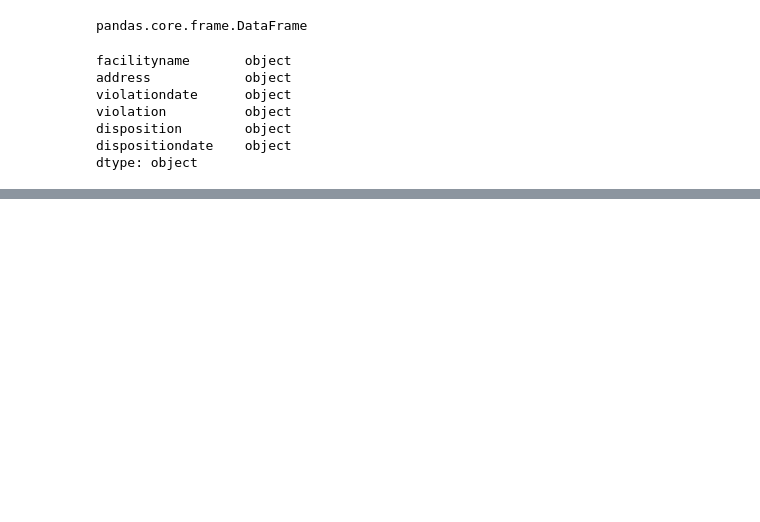
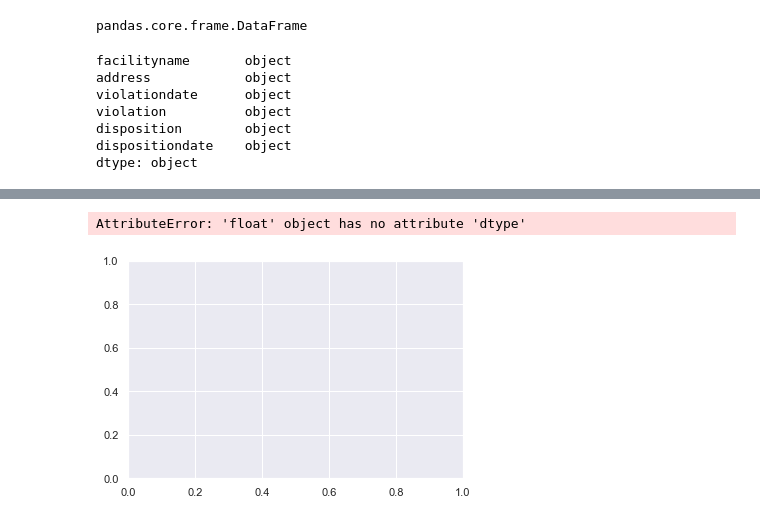
Before and after one commit to jenniferparaboschi/Data205Projects, a Jupyter notebook: JParaboschiProject.ipynb, the cells around one changed output, grey strips where cells are left out. Cells and saved outputs as stored; diff of their text form; code cells hidden in the pictures; blank space fills up the shorter version.

```diff
--- a/JParaboschiProject.ipynb
+++ b/JParaboschiProject.ipynb
@@ -107,0 +127,3 @@ violations_data["disposition"]=violations_data["disposition"].fillna(value="No V
+# %%
+violations_data["penalty"]=violations_data["disposition"].str.extract(r"([$]\d.\d+)")
+# This regex looks for the dollar sign, then pulls all the digits to the end.
@@ -107,0 +188,9 @@ violations_data["disposition"]=violations_data["disposition"].fillna(value="No V
+# %%
+sns.set()
+_ = plt.hist(violations_data["penalty"])
+_ = plt.xlabel('Amount')
+_ = plt.ylabel('Count of Penalties at that Amount')
+plt.show()
+# %% [output]
+AttributeError: 'float' object has no attribute 'dtype'
+[figure, added]
```
Also changed, not shown: parts of 50 cells of this notebook.
